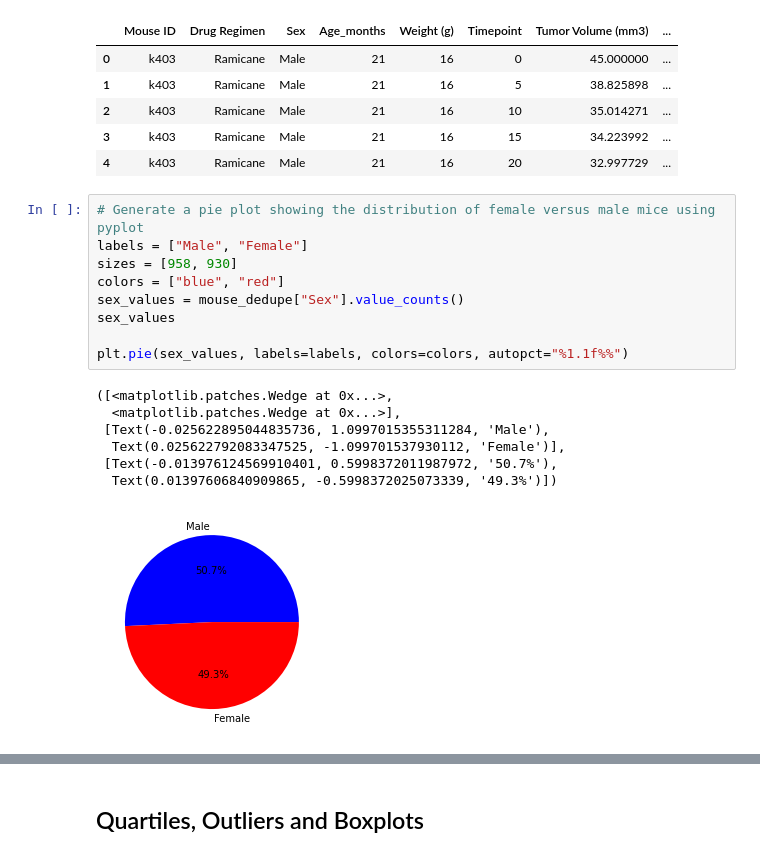
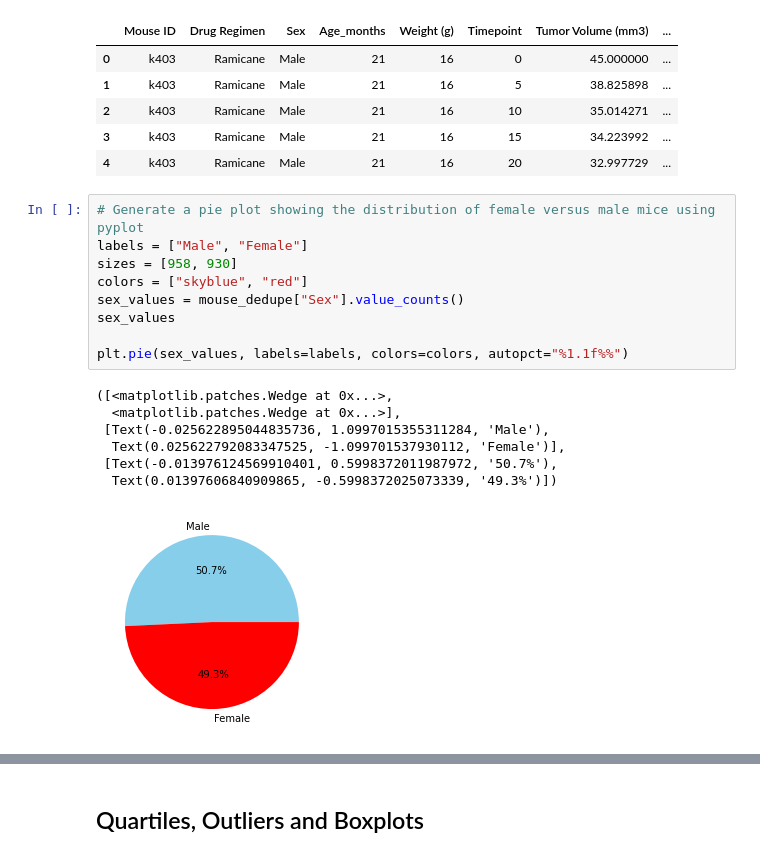
Before and after one commit to mattinglyjen/Matplotlib, a Jupyter notebook: Instructions/Pymaceuticals/pymaceuticals_starter.ipynb, the cells around one changed output, grey strips where cells are left out. Cells and saved outputs as stored; diff of their text form.

```diff
--- a/Instructions/Pymaceuticals/pymaceuticals_starter.ipynb
+++ b/Instructions/Pymaceuticals/pymaceuticals_starter.ipynb
@@ -162,17 +162,17 @@ mouse_dedupe.head()
 # %%
 # Generate a pie plot showing the distribution of female versus male mice using pyplot
 labels = ["Male", "Female"]
 sizes = [958, 930]
-colors = ["blue", "red"]
+colors = ["skyblue", "red"]
 sex_values = mouse_dedupe["Sex"].value_counts()
 sex_values
 
 plt.pie(sex_values, labels=labels, colors=colors, autopct="%1.1f%%")
 # %% [output]
 ([<matplotlib.patches.Wedge at 0x...>,
   <matplotlib.patches.Wedge at 0x...>],
  [Text(-0.025622895044835736, 1.0997015355311284, 'Male'),
   Text(0.025622792083347525, -1.099701537930112, 'Female')],
  [Text(-0.013976124569910401, 0.5998372011987972, '50.7%'),
   Text(0.01397606840909865, -0.5998372025073339, '49.3%')])
-[figure, old version]
+[figure, new version]
```
Also changed, not shown: parts of 4 cells of this notebook.
